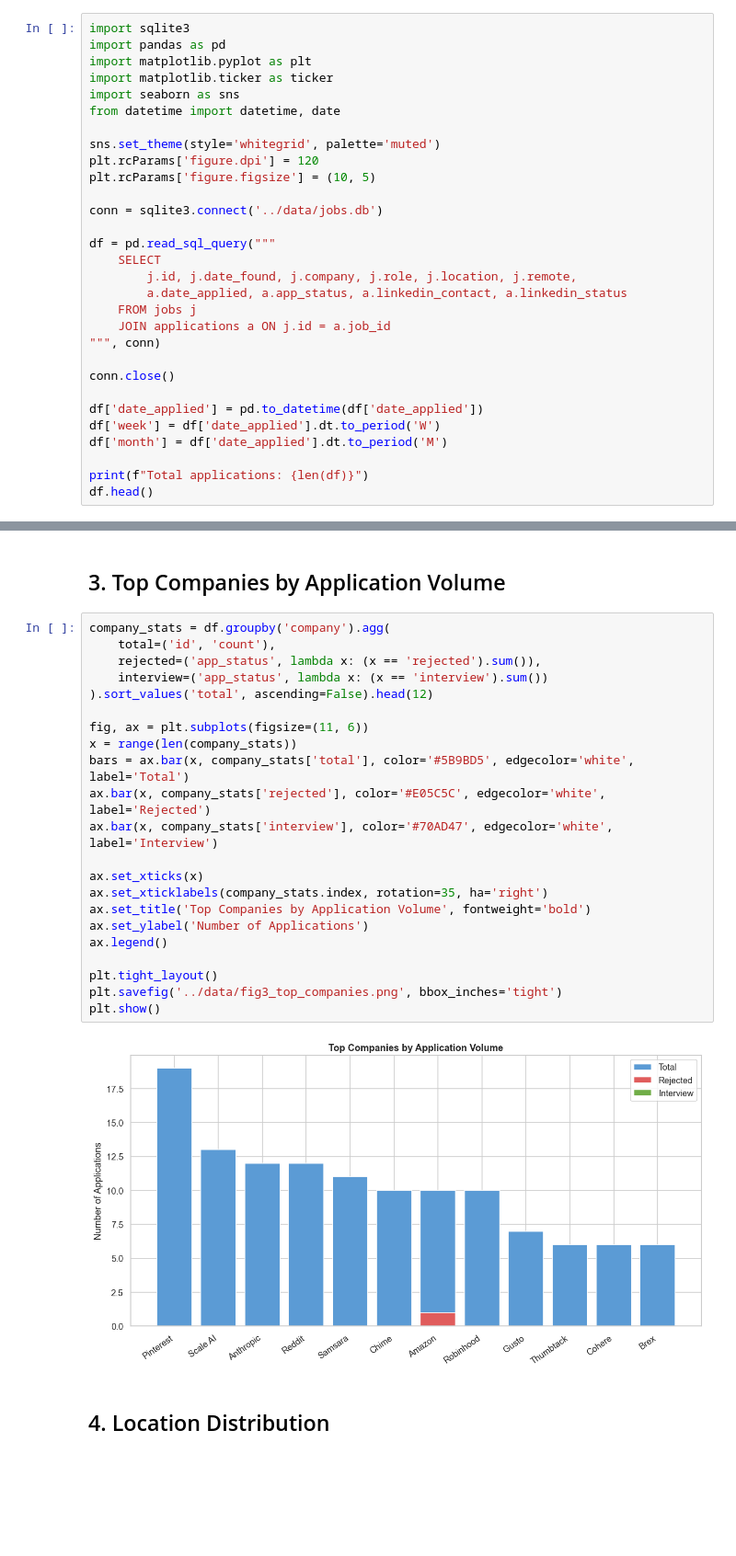
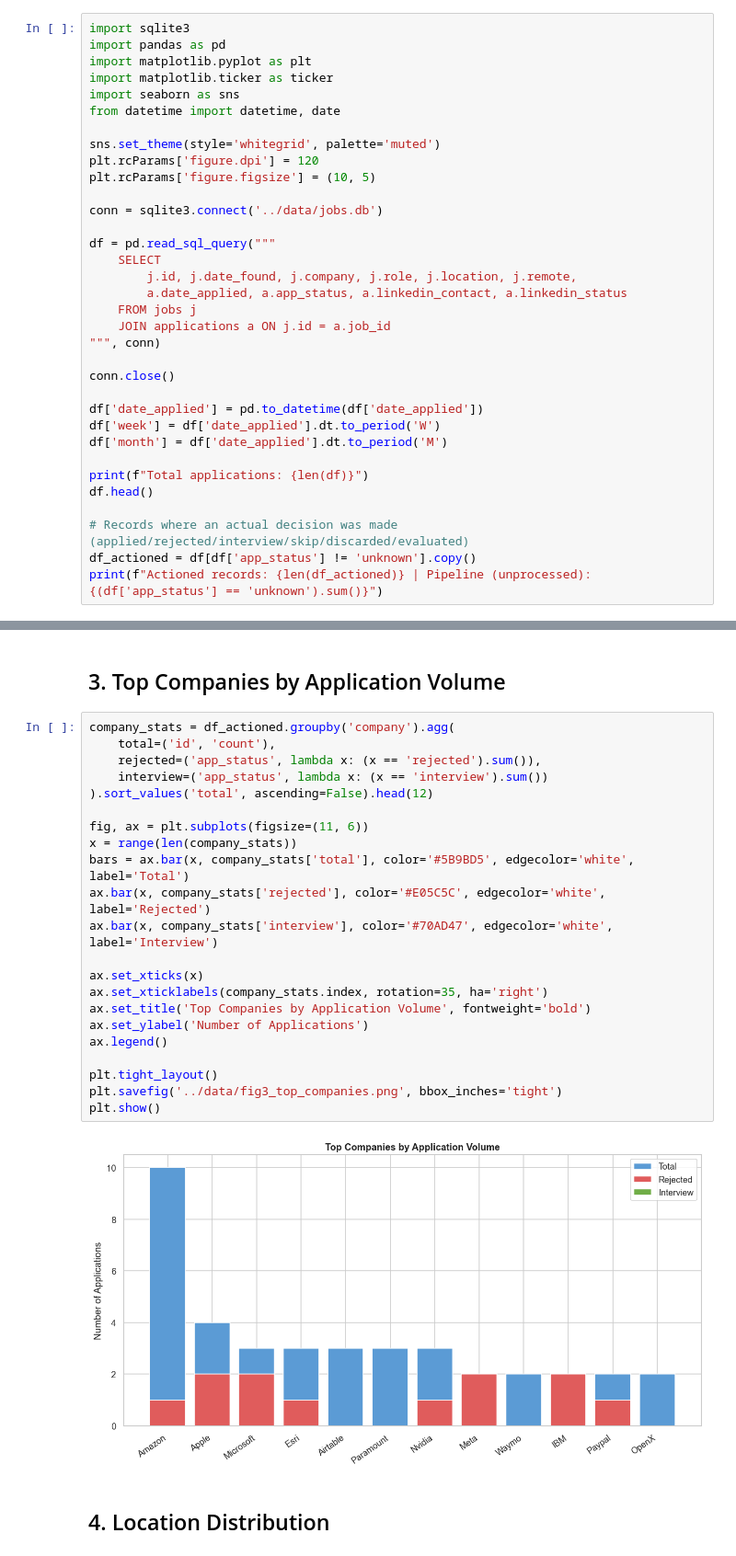
Before and after one commit to Xiao0779/job-market-intelligence, a Jupyter notebook: notebooks/01_application_pipeline_analysis.ipynb, the cells around one changed output, grey strips where cells are left out. Shown at 92% size. Drawn from its saved outputs; the diff is of its cells as text; blank space fills up the shorter version.

```diff
--- a/notebooks/01_application_pipeline_analysis.ipynb
+++ b/notebooks/01_application_pipeline_analysis.ipynb
@@ -37,5 +37,9 @@ df['month'] = df['date_applied'].dt.to_period('M')
 
 print(f"Total applications: {len(df)}")
 df.head()
+
+# Records where an actual decision was made (applied/rejected/interview/skip/discarded/evaluated)
+df_actioned = df[df['app_status'] != 'unknown'].copy()
+print(f"Actioned records: {len(df_actioned)} | Pipeline (unprocessed): {(df['app_status'] == 'unknown').sum()}")
 # %% [output]
 Total applications: 307
@@ -127,29 +131,29 @@ Peak week: 2026-05-04/2026-05-10 (47 apps)
 # %% [markdown]
 ## 3. Top Companies by Application Volume
 # %%
-company_stats = df.groupby('company').agg(
+company_stats = df_actioned.groupby('company').agg(
     total=('id', 'count'),
     rejected=('app_status', lambda x: (x == 'rejected').sum()),
     interview=('app_status', lambda x: (x == 'interview').sum())
 ).sort_values('total', ascending=False).head(12)
 
 fig, ax = plt.subplots(figsize=(11, 6))
 x = range(len(company_stats))
 bars = ax.bar(x, company_stats['total'], color='#5B9BD5', edgecolor='white', label='Total')
 ax.bar(x, company_stats['rejected'], color='#E05C5C', edgecolor='white', label='Rejected')
 ax.bar(x, company_stats['interview'], color='#70AD47', edgecolor='white', label='Interview')
 
 ax.set_xticks(x)
 ax.set_xticklabels(company_stats.index, rotation=35, ha='right')
 ax.set_title('Top Companies by Application Volume', fontweight='bold')
 ax.set_ylabel('Number of Applications')
 ax.legend()
 
 plt.tight_layout()
 plt.savefig('../data/fig3_top_companies.png', bbox_inches='tight')
 plt.show()
 # %% [output]
-[figure, old version]
+[figure, new version]
 # %% [markdown]
 ## 4. Location Distribution
 # %%
```
Also changed, not shown: parts of 3 cells of this notebook, 3 other files.
